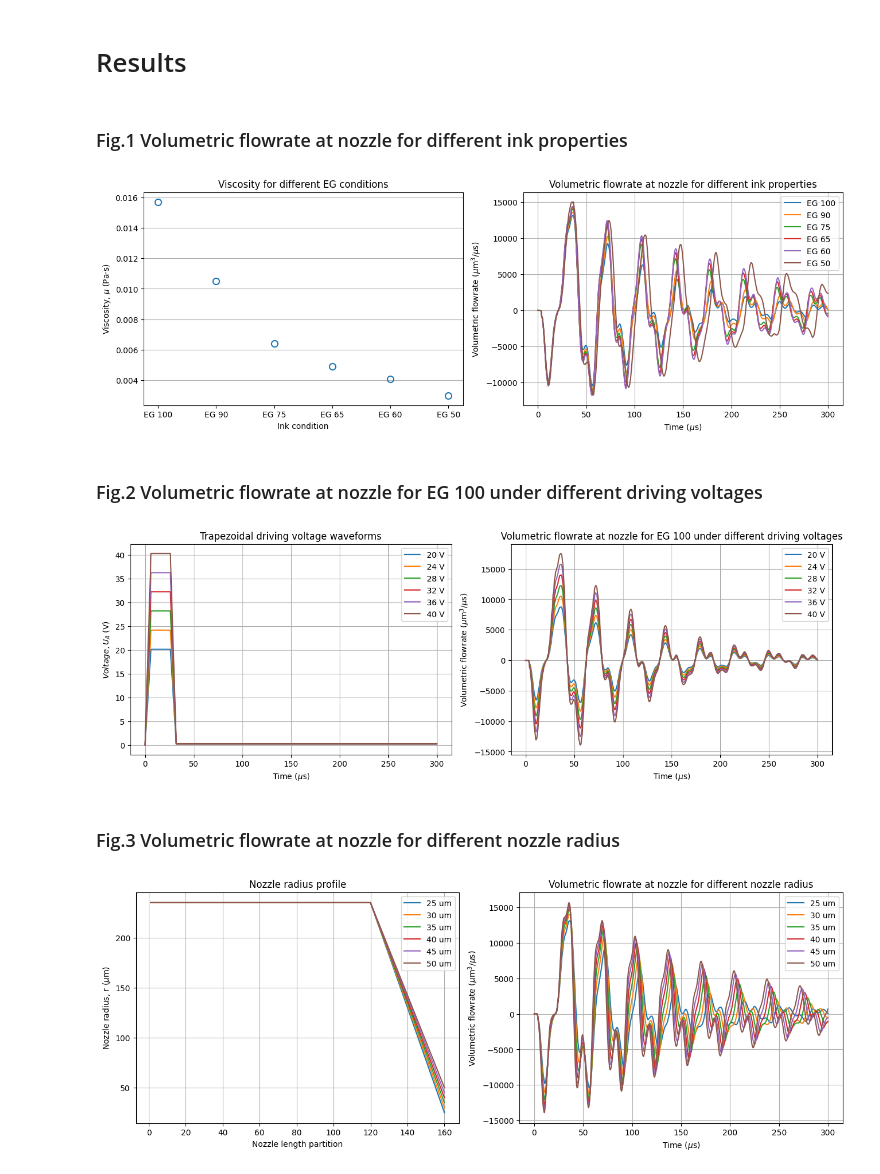
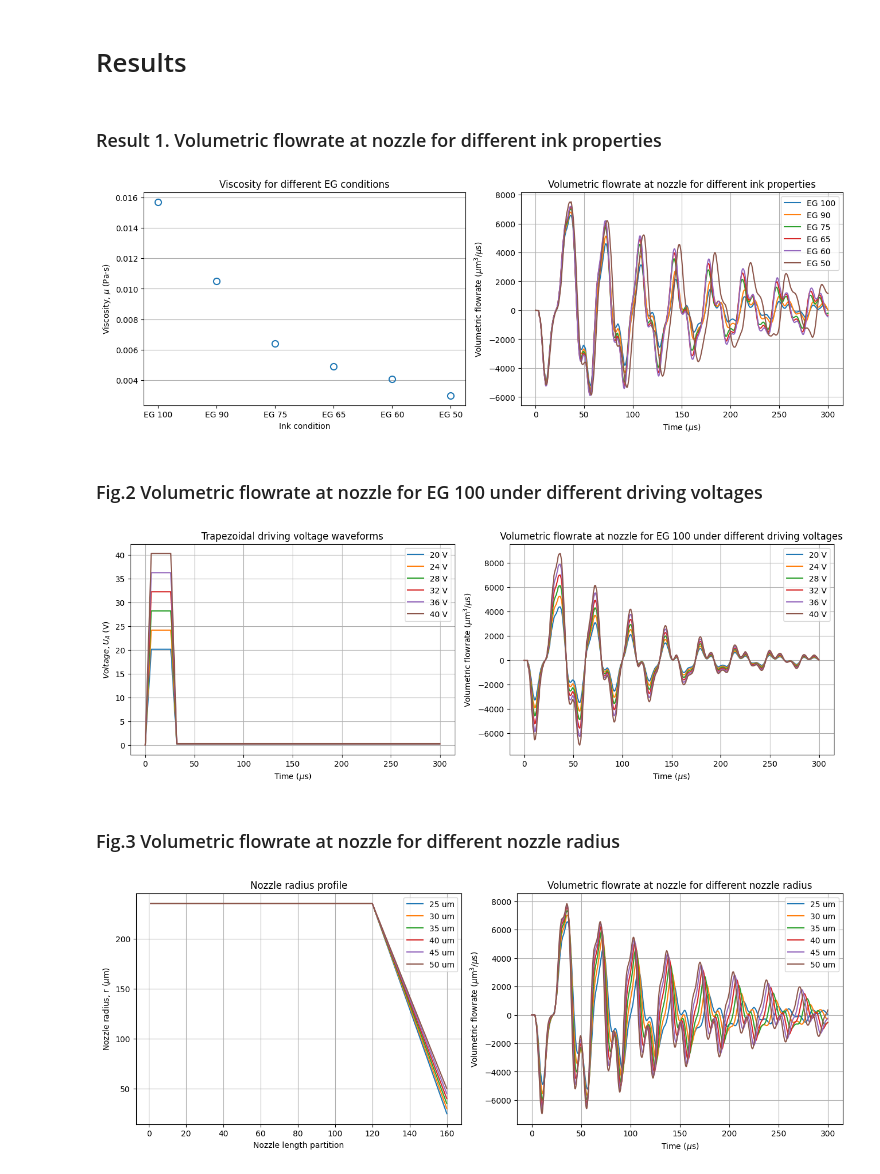
Before and after one commit to SeYoonLim/2025-InternalFlowDynamics-LumpedElementModeling, a Jupyter notebook: 2025-InternalFlowDynamics-LumpedElementModeling.ipynb, the cells around one changed output. Drawn from its saved outputs; the diff is of its cells as text; code cells hidden in the pictures.

```diff
--- a/2025-InternalFlowDynamics-LumpedElementModeling.ipynb
+++ b/2025-InternalFlowDynamics-LumpedElementModeling.ipynb
@@ -598,7 +623,7 @@ plt.show()
 # %% [markdown]
 # Results
 # %% [markdown]
-### Fig.1 Volumetric flowrate at nozzle for different ink properties
+### Result 1. Volumetric flowrate at nozzle for different ink properties
 # %%
 import math
 import torch
@@ -790,7 +815,7 @@ for ink in inkproperty_list:
 
     # Length safety
     T_plot_us_local = T_plot_us[:q_plot.shape[0]]
-    q_um3_per_us = q_plot * 1e12  # [um^3/us]
+    q_um3_per_us = q_plot * 1e12 / 2.0  # [um^3/us]
 
     # Flowrate goes to ax2
     ax2.plot(T_plot_us_local, q_um3_per_us, label=name)
@@ -799,34 +824,34 @@ for ink in inkproperty_list:
 
 # ax1: viscosity by EG
 x_pos = range(len(eg_names))
 
 ax1.plot(
     x_pos,
     mu_values,
     linestyle='None',
     marker='o',
     markersize=8,
     markerfacecolor='none',
     markeredgewidth=1.5
 )
 
 ax1.set_title("Viscosity for different EG conditions")
 ax1.set_xlabel("Ink condition")
 ax1.set_ylabel(r"Viscosity, $\mu$ (Pa·s)")
 ax1.set_xticks(list(x_pos))
 ax1.set_xticklabels(eg_names)
 ax1.grid(True, axis='y')
 
 # ax2: flowrate by EG
 ax2.set_title("Volumetric flowrate at nozzle for different ink properties")
 ax2.set_xlabel(r"Time ($\mu$s)")
 ax2.set_ylabel(r"Volumetric flowrate ($\mu$m$^{3}$/$\mu$s)")
 ax2.grid(True)
 ax2.legend()
 
 plt.show()
 # %% [output]
-[figure, old version]
+[figure, new version]
 # %% [markdown]
 ### Fig.2 Volumetric flowrate at nozzle for EG 100 under different driving voltages
 # %%
@@ -1035,7 +1060,7 @@ for dv in drivingvoltage:
 
     # Length safety
     T_plot_us_local = T_plot_us[:q_plot.shape[0]]
-    q_um3_per_us = q_plot * 1e12  # [um^3/us]
+    q_um3_per_us = q_plot * 1e12 / 2.0  # [um^3/us]
 
     # Plot flowrate on ax2
     ax2.plot(T_plot_us_local, q_um3_per_us, label=name)
@@ -1058,7 +1083,7 @@ ax2.legend()
 
 plt.show()
 # %% [output]
-[figure, old version]
+[figure, new version]
 # %% [markdown]
 ### Fig.3 Volumetric flowrate at nozzle for different nozzle radius
 # %%
@@ -1227,7 +1252,7 @@ for item in nozzleradius_list:
     i_q = 119
     q_plot = q_sol[i_q, 1:].detach().cpu().numpy()
     T_plot_us_local = T_plot_us[:q_plot.shape[0]]
-    q_um3_per_us = q_plot * 1e12  # [um^3/us]
+    q_um3_per_us = q_plot * 1e12 / 2.0  # [um^3/us]
 
     ax2.plot(T_plot_us_local, q_um3_per_us, label=name)
 
@@ -1246,4 +1271,4 @@ ax2.legend()
 
 plt.show()
 # %% [output]
-[figure, old version]
+[figure, new version]
```
Also changed, not shown: parts of 6 cells of this notebook, 2 other files.
